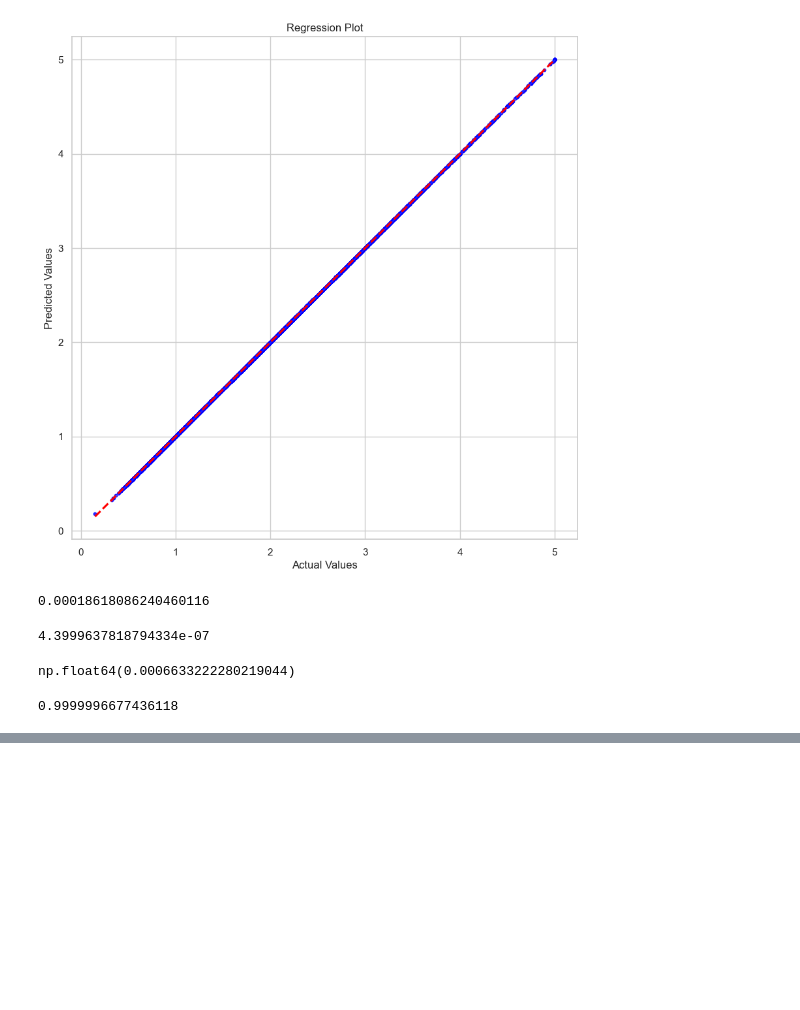
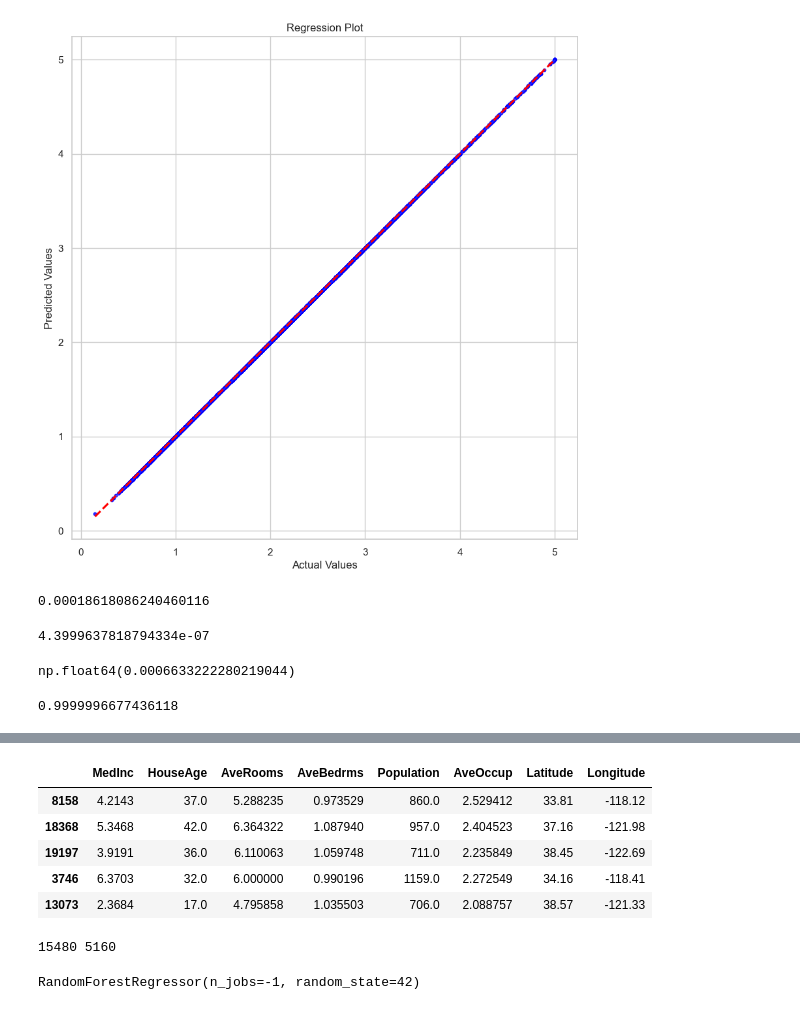
Before and after one commit to chritof/Maskinl-re-notebook, a Jupyter notebook: modul1/Gjennomgang.ipynb, the cells around one changed output, grey strips where cells are left out. Cells and saved outputs as stored; diff of their text form; code cells hidden in the pictures; blank space fills up the shorter version.

```diff
--- a/modul1/Gjennomgang.ipynb
+++ b/modul1/Gjennomgang.ipynb
@@ -817,0 +845,23 @@ r2_score(y_test, y_pred)
+# %%
+dataset = fetch_california_housing()
+dataset_df = pd.DataFrame(data['data'], columns=data['feature_names'])
+dataset_df['target'] = dataset['target']
+
+X = dataset_df.drop('target', axis=1)
+X.head()
+y = dataset_df['target']
+# %%
+X_train, X_test, y_train, y_test = train_test_split(X, y, random_state=42)
+# %%
+X_train.head()
+# %% [output]
+|  | MedInc | HouseAge | AveRooms | AveBedrms | Population | AveOccup | Latitude | Longitude |
+| 8158 | 4.2143 | 37.0 | 5.288235 | 0.973529 | 860.0 | 2.529412 | 33.81 | -118.12 |
+| 18368 | 5.3468 | 42.0 | 6.364322 | 1.087940 | 957.0 | 2.404523 | 37.16 | -121.98 |
+| 19197 | 3.9191 | 36.0 | 6.110063 | 1.059748 | 711.0 | 2.235849 | 38.45 | -122.69 |
+| 3746 | 6.3703 | 32.0 | 6.000000 | 0.990196 | 1159.0 | 2.272549 | 34.16 | -118.41 |
+| 13073 | 2.3684 | 17.0 | 4.795858 | 1.035503 | 706.0 | 2.088757 | 38.57 | -121.33 |
+# %%
+print(len(X_train), len(X_test))
+# %% [output]
+15480 5160
@@ -817,0 +872,4 @@ r2_score(y_test, y_pred)
+# %%
+rf.fit(X_train, y_train)
+# %% [output]
+RandomForestRegressor(n_jobs=-1, random_state=42)
```
Also changed, not shown: parts of 33 cells of this notebook.
